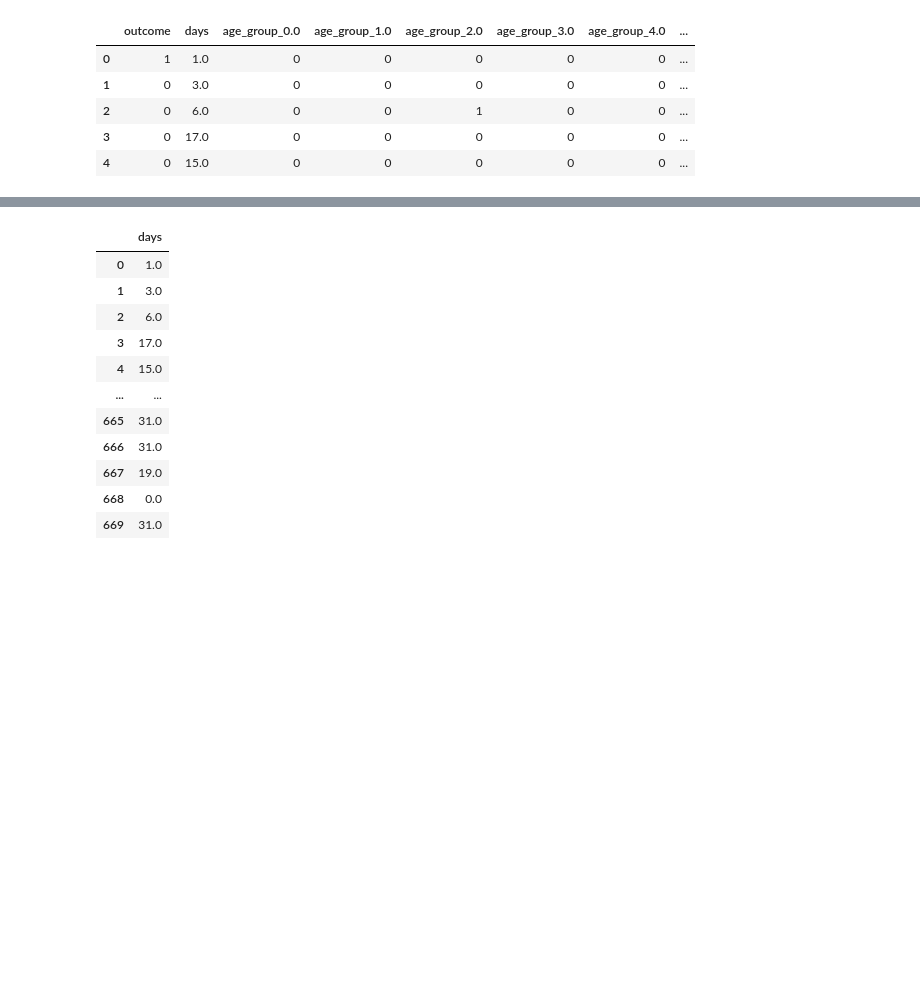
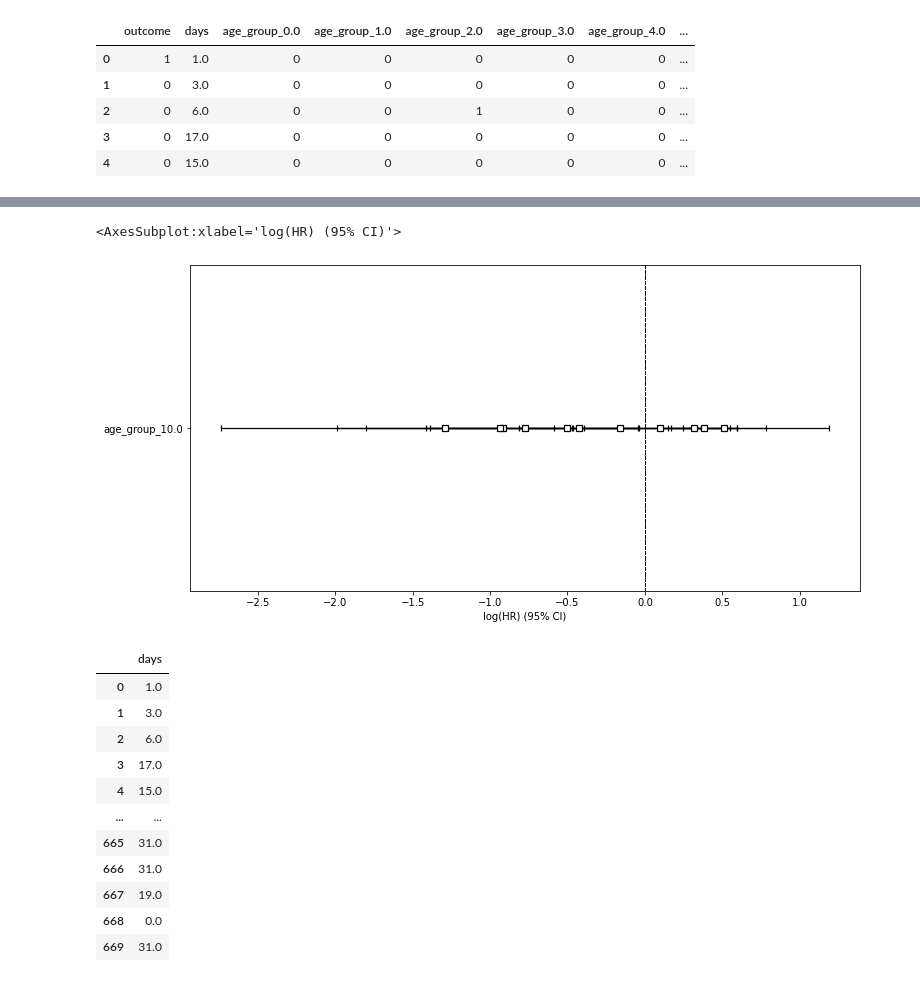
Before and after one commit to programmer-ethan/Capstone_Covid19, a Jupyter notebook: src_v4.ipynb, the cells around one changed output, grey strips where cells are left out. Drawn from its saved outputs; the diff is of its cells as text; code cells hidden in the pictures; blank space fills up the shorter version.

```diff
--- a/src_v4.ipynb
+++ b/src_v4.ipynb
@@ -408,0 +411,23 @@ cph.plot()
+# %%
+cph0 = CoxPHFitter()
+cph0.fit(df_dummy0, 'days', event_col='outcome')
+cph1 = CoxPHFitter()
+cph1.fit(df_dummy1, 'days', event_col='outcome')
+cph2 = CoxPHFitter()
+cph2.fit(df_dummy2, 'days', event_col='outcome')
+cph3 = CoxPHFitter()
+cph3.fit(df_dummy3, 'days', event_col='outcome')
+cph4 = CoxPHFitter()
+cph4.fit(df_dummy4, 'days', event_col='outcome')
+cph5 = CoxPHFitter()
+cph5.fit(df_dummy5, 'days', event_col='outcome')
+cph6 = CoxPHFitter()
+cph6.fit(df_dummy6, 'days', event_col='outcome')
+cph7 = CoxPHFitter()
+cph7.fit(df_dummy7, 'days', event_col='outcome')
+cph8 = CoxPHFitter()
+cph8.fit(df_dummy8, 'days', event_col='outcome')
+cph9 = CoxPHFitter()
+cph9.fit(df_dummy9, 'days', event_col='outcome')
+cph10 = CoxPHFitter()
+cph10.fit(df_dummy10, 'days', event_col='outcome')
@@ -409,3 +507,18 @@ cph.plot()
+# %%
+cph0.plot()
+cph1.plot()
+cph2.plot()
+cph3.plot()
+cph4.plot()
+cph5.plot()
+cph6.plot()
+cph7.plot()
+cph8.plot()
+cph9.plot()
+cph10.plot()
+# %% [output]
+<AxesSubplot:xlabel='log(HR) (95% CI)'>
+[figure, added]
 # %%
 ## Check all the methods and attributes associated with the cph object.
 # dir(cph)
```
Also changed, not shown: parts of 7 cells of this notebook.
